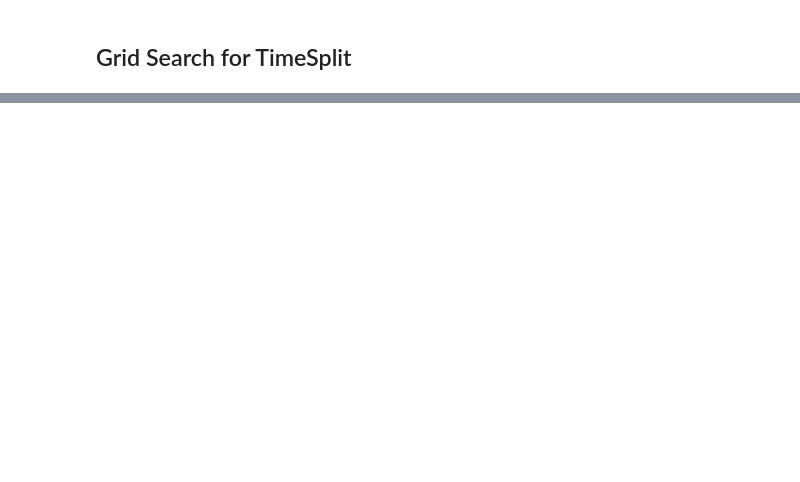
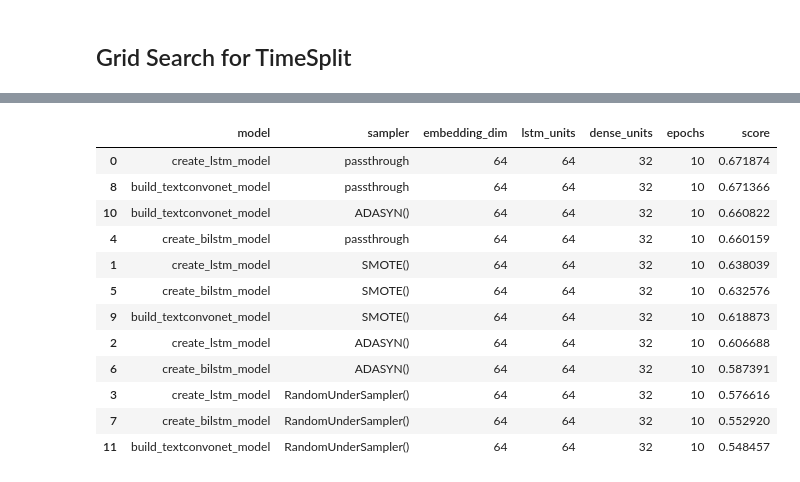
Before and after one commit to IdrissPro/NLP, a Jupyter notebook: NLP.ipynb, the cells around one changed output, grey strips where cells are left out. Cells and saved outputs as stored; diff of their text form; code cells hidden in the pictures; blank space fills up the shorter version.

Commit message:
results (demo)

```diff
--- a/NLP.ipynb
+++ b/NLP.ipynb
@@ -634,14 +718,14 @@ param_grid = {
                 SMOTE(),
                 ADASYN(),
                 RandomUnderSampler()],
-    'model': [create_lstm_model,create_bilstm_model, build_textconvonet_model],
+    'model': [create_lstm_model,create_bilstm_model, build_textconvonet_model,build_hybrid_bilstm_textconvonet],
     'embedding_dim': [64],
-    'lstm_units': [64],
-    'dense_units': [32],
-    'epochs': [10],
-    'batch_size': [32]
+    'lstm_units': [64, 128],
+    'dense_units': [32, 64],
+    'epochs': [10,20,30,50],
+    'batch_size': [32,64]
 }
-results = []
+results_t = []
 
 for params in ParameterGrid(param_grid):
     model_fn = params['model']
@@ -662,10 +746,10 @@ for params in ParameterGrid(param_grid):
         ('clf', model)
     ])
 
-    pipeline.fit(X_train, y_train)
-    score = pipeline.score(X_test, y_test)
+    pipeline.fit(X_train_time, y_train_time)
+    score = pipeline.score(X_test_time, y_test_time)
 
-    results.append({
+    results_t.append({
         "model": model_fn.__name__,
         "sampler": params['sampler'],
         "embedding_dim": params['embedding_dim'],
@@ -674,5 +758,3 @@ for params in ParameterGrid(param_grid):
         "epochs": params['epochs'],
         "score": score
     })
-
-df_results = pd.DataFrame(results).sort_values("test_macro_f1", ascending=False)
@@ -679,2 +826,18 @@ df_results = pd.DataFrame(results).sort_values("test_macro_f1", ascending=False)
 # %%
-pd.DataFrame(results).sort_values("score", ascending=False).head(10)
+
+df_results_t = pd.DataFrame(results_t).sort_values("score", ascending=False)
+df_results_t
+# %% [output]
+|  | model | sampler | embedding_dim | lstm_units | dense_units | epochs | score |
+| 0 | create_lstm_model | passthrough | 64 | 64 | 32 | 10 | 0.671874 |
+| 8 | build_textconvonet_model | passthrough | 64 | 64 | 32 | 10 | 0.671366 |
+| 10 | build_textconvonet_model | ADASYN() | 64 | 64 | 32 | 10 | 0.660822 |
+| 4 | create_bilstm_model | passthrough | 64 | 64 | 32 | 10 | 0.660159 |
+| 1 | create_lstm_model | SMOTE() | 64 | 64 | 32 | 10 | 0.638039 |
+| 5 | create_bilstm_model | SMOTE() | 64 | 64 | 32 | 10 | 0.632576 |
+| 9 | build_textconvonet_model | SMOTE() | 64 | 64 | 32 | 10 | 0.618873 |
+| 2 | create_lstm_model | ADASYN() | 64 | 64 | 32 | 10 | 0.606688 |
+| 6 | create_bilstm_model | ADASYN() | 64 | 64 | 32 | 10 | 0.587391 |
+| 3 | create_lstm_model | RandomUnderSampler() | 64 | 64 | 32 | 10 | 0.576616 |
+| 7 | create_bilstm_model | RandomUnderSampler() | 64 | 64 | 32 | 10 | 0.552920 |
+| 11 | build_textconvonet_model | RandomUnderSampler() | 64 | 64 | 32 | 10 | 0.548457 |
```
Also changed, not shown: parts of 7 cells of this notebook.
